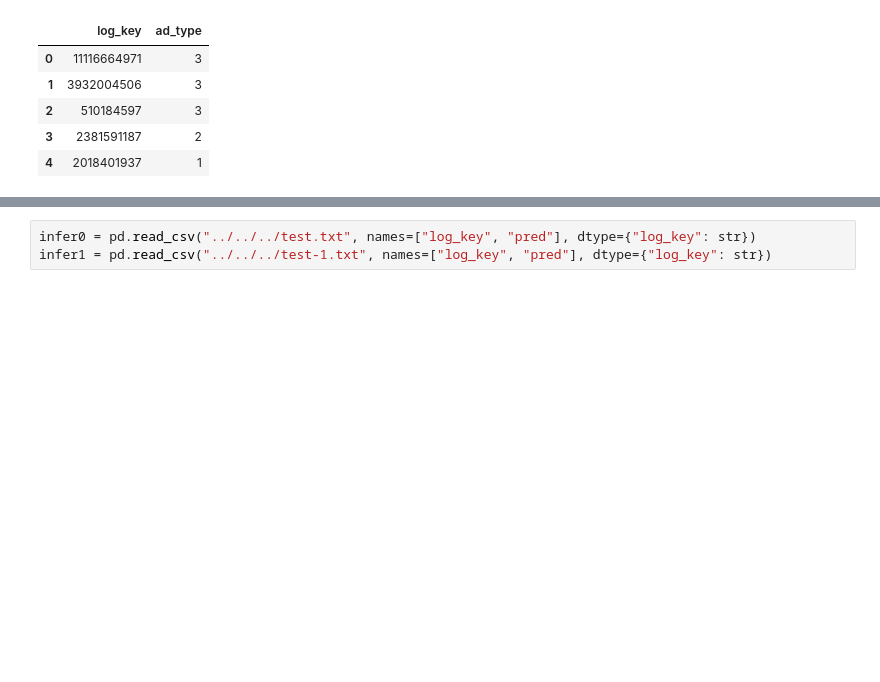
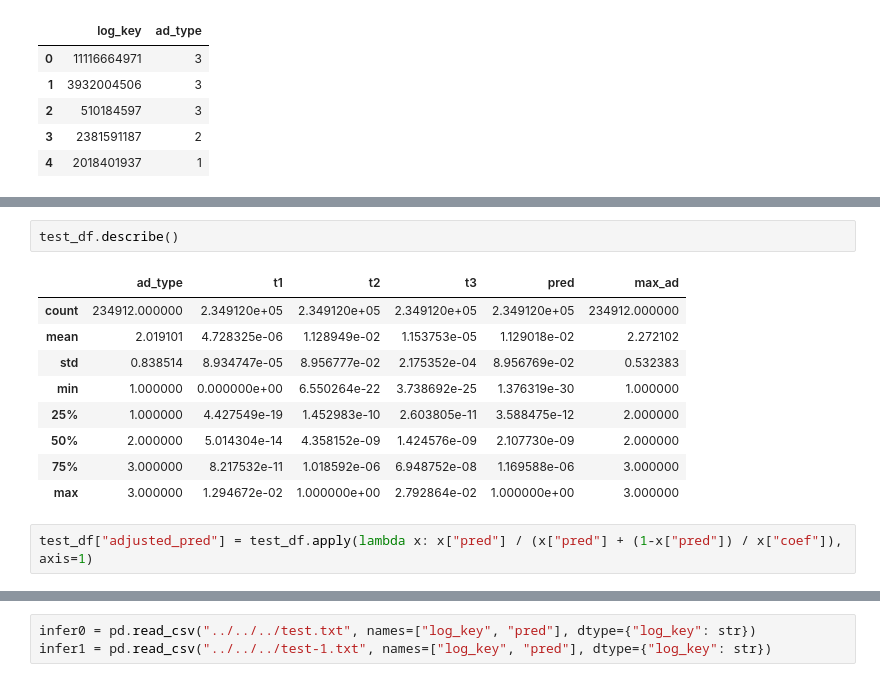
Before and after one commit to makwingchi/conversion-rate-prediction, a Jupyter notebook: PaddleDynamic/jupyter/feature_eng.ipynb, the cells around one changed output, grey strips where cells are left out. Saved outputs shown, nothing was run; the diff lists cells and outputs as text; blank space fills up the shorter version.

```diff
--- a/PaddleDynamic/jupyter/feature_eng.ipynb
+++ b/PaddleDynamic/jupyter/feature_eng.ipynb
@@ -1973,0 +2208,14 @@ test_df.head()
+# %%
+test_df.describe()
+# %% [output]
+|  | ad_type | t1 | t2 | t3 | pred | max_ad |
+| count | 234912.000000 | 2.349120e+05 | 2.349120e+05 | 2.349120e+05 | 2.349120e+05 | 234912.000000 |
+| mean | 2.019101 | 4.728325e-06 | 1.128949e-02 | 1.153753e-05 | 1.129018e-02 | 2.272102 |
+| std | 0.838514 | 8.934747e-05 | 8.956777e-02 | 2.175352e-04 | 8.956769e-02 | 0.532383 |
+| min | 1.000000 | 0.000000e+00 | 6.550264e-22 | 3.738692e-25 | 1.376319e-30 | 1.000000 |
+| 25% | 1.000000 | 4.427549e-19 | 1.452983e-10 | 2.603805e-11 | 3.588475e-12 | 2.000000 |
+| 50% | 2.000000 | 5.014304e-14 | 4.358152e-09 | 1.424576e-09 | 2.107730e-09 | 2.000000 |
+| 75% | 3.000000 | 8.217532e-11 | 1.018592e-06 | 6.948752e-08 | 1.169588e-06 | 3.000000 |
+| max | 3.000000 | 1.294672e-02 | 1.000000e+00 | 2.792864e-02 | 1.000000e+00 | 3.000000 |
+# %%
+test_df["adjusted_pred"] = test_df.apply(lambda x: x["pred"] / (x["pred"] + (1-x["pred"]) / x["coef"]), axis=1)
```
Also changed, not shown: parts of 37 cells of this notebook, 2 other files.
